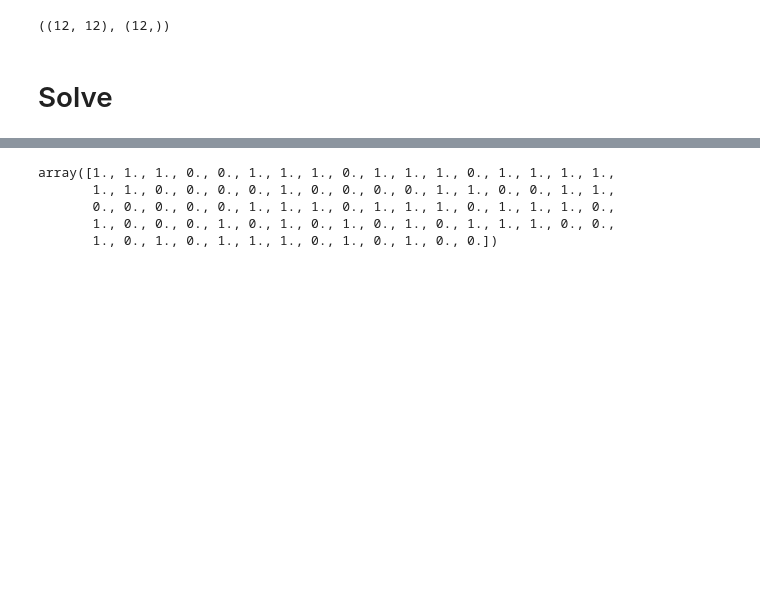
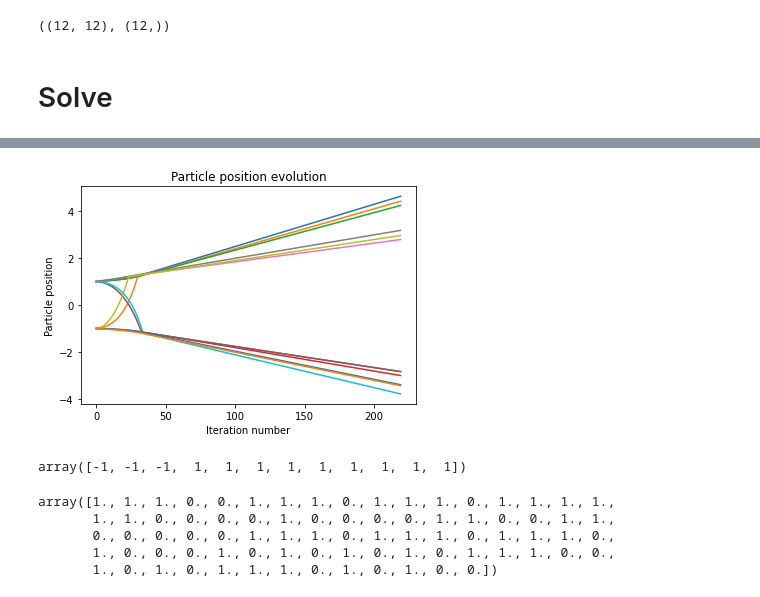
Before and after one commit to NESRINE202/SB_Algorithm_applications, a Jupyter notebook: max_arb_notebook.ipynb, the cells around one changed output, grey strips where cells are left out. Drawn from its saved outputs; the diff is of its cells as text; code cells hidden in the pictures; blank space fills up the shorter version.

```diff
--- a/max_arb_notebook.ipynb
+++ b/max_arb_notebook.ipynb
@@ -138,3 +119,20 @@ results_annalysis.plot_energies_evolution(energies)
+# %%
+speeds = states[:, :, :220, 1]
+positions = states[:, :, :220, 0]
+n_cond_init, n_particle,  n_iterration = speeds.shape
+abcisses = np.arange(n_iterration)
+# %%
+for i in range(n_particle):
+    plt.plot(abcisses, positions[1, i, :])
+    plt.xlabel("Iteration number")
+    plt.ylabel("Particle position")
+    plt.title("Particle position evolution")
+# %% [output]
+[figure, added]
+# %%
+results_annalysis.extract_full_solution(states, energies)[1]
+# %% [output]
+array([-1, -1, -1,  1,  1,  1,  1,  1,  1,  1,  1,  1])
 # %%
 _, spins, _= results_annalysis.extract_full_solution(states, energies)
 # %%
```
Also changed, not shown: parts of 6 cells of this notebook, 1 other file.
